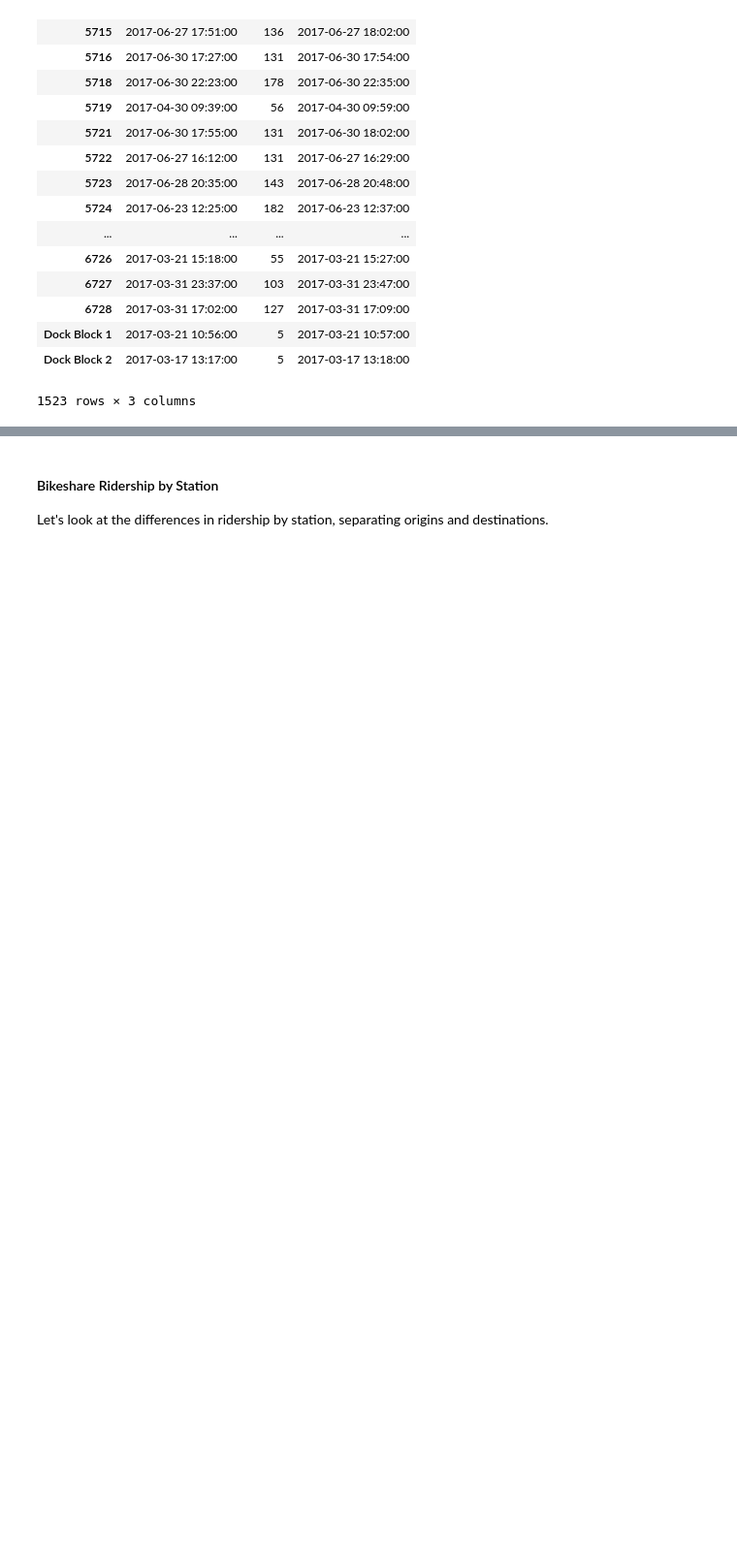
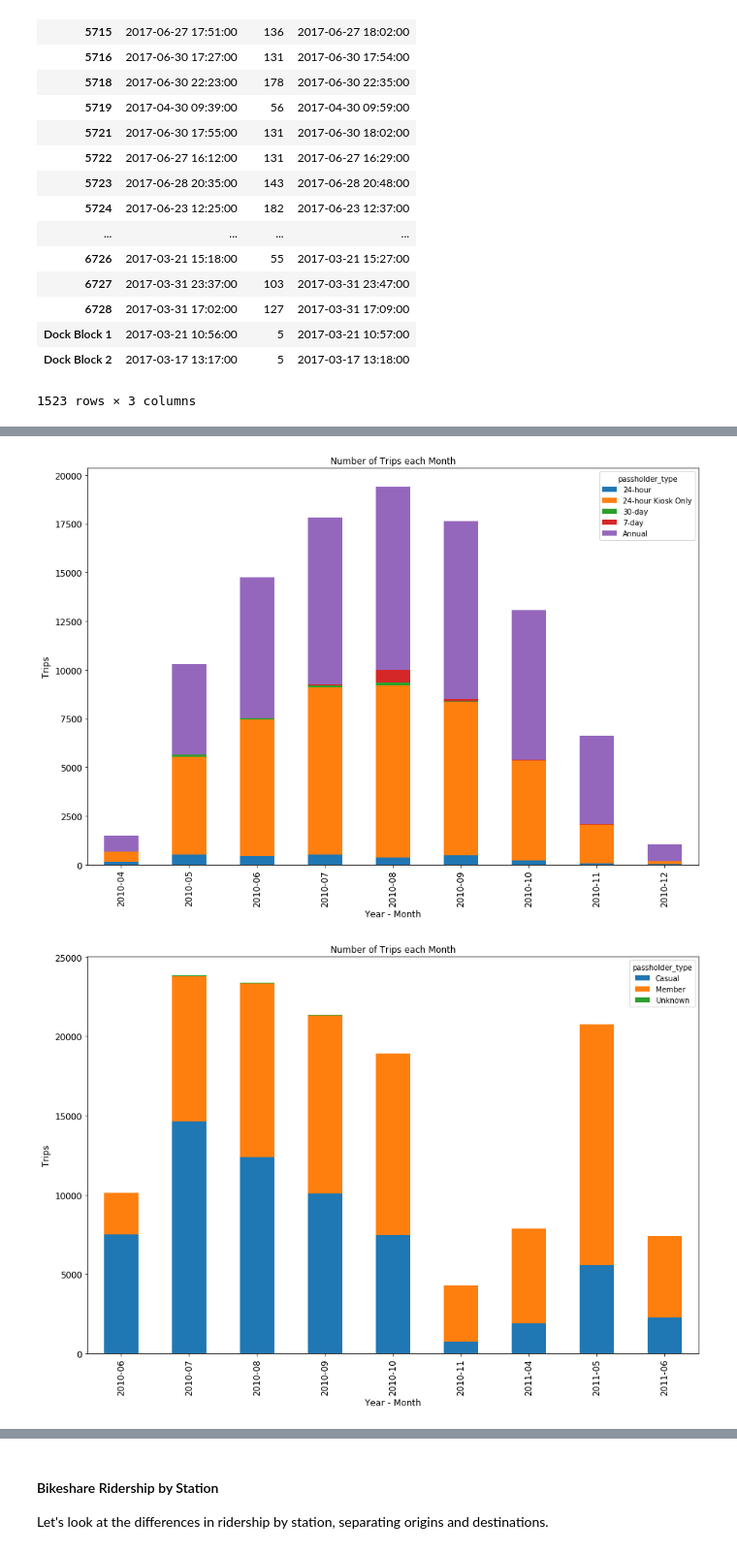
Before and after one commit to black-tea/la_bikeshare, a Jupyter notebook: LABikeshareAnalysis.ipynb, the cells around one changed output, grey strips where cells are left out. Shown: that part at 97% size. Saved outputs shown, nothing was run; the diff lists cells and outputs as text; code cells hidden in the pictures; blank space fills up the shorter version.

Commit message:
changed data locations, added functions to clean and prepare data

```diff
--- a/LABikeshareAnalysis.ipynb
+++ b/LABikeshareAnalysis.ipynb
@@ -226,30 +231,41 @@ Some notes from looking at the initial one-year data of other systems-
 
 Minneapolis: The 2010 trip information doesn't include the bicycle id field, which precludes me from doing the more detailed trips/bike/day calculation that I did for the LA Metro data.
 # %%
+# Load data function to loop through all csvs in a folder and concatentate resulting dfs
+def load_data(city):
+    path = 'data/' + city + '/trip_data'
+    csvs = glob.glob(os.path.join(path,'*.csv'))
+    dfs = (pd.read_csv(f) for f in csvs)
+    trips = pd.concat(dfs, ignore_index=True)
+    return trips
+
+# Function to format trip start/end columns, subset first year of data
+def time_format(trips_df):
+    trips_df['start_time'] = pd.to_datetime(trips_df['start_time'], errors='raise', infer_datetime_format='True')
+    trips_df['end_time'] = pd.to_datetime(trips_df['end_time'], errors='raise', infer_datetime_format='True')
+    trips_df = trips_df[(trips_df['start_time'] < min(trips_df['start_time']) + timedelta(days=365))]
+    return trips_df
+
 # Load / Format Denver Data
-denver_path = 'data/Denver/2010denverbcycletripdata_public.xlsx'
-dv_trips = pd.read_excel(denver_path)
-dv_trips
+denver_path = 'data/Denver/trip_data/2010denverbcycletripdata_public.xlsx'
+dv_trips = pd.read_excel(denver_path, parse_dates={'start_time':['Check Out Date', 'Check Out Time'],
+                                                   'end_time':['Return Date','Return Time']})
 dv_trips.rename(columns = {'Membership Type':'passholder_type',
-                           'Bike':'bike_id',})
-print dv_trips.head()
+                           'Bike':'bike_id',},
+               inplace=True)
 
 # Load / Format Minneapolis Data
-minneapolis_path = 'data/Minneapolis/Nice_Ride_data_2010_season/Nice_Ride_trip_history_2010_season.csv'
-mn_trips = pd.read_csv(minneapolis_path)
+mn_trips = load_data('Minneapolis')
 mn_trips.rename(columns = {'Start date': 'start_time',
                            'End date':'end_time',
                            'Account type':'passholder_type',
                            'Start terminal':'start_station_id',
                            'End terminal':'end_station_id'},
                 inplace=True)
-mn_trips['start_time'] = pd.to_datetime(mn_trips['start_time'], errors='raise', infer_datetime_format='True')
-mn_trips['end_time'] = pd.to_datetime(mn_trips['end_time'], errors='raise', infer_datetime_format='True')
-generate_ridership_chart(mn_trips)
+mn_trips = time_format(mn_trips)
 
 # Load / Format Boston Data
-boston_path = 'data/Boston/hubway_Trips_2011.csv'
-bs_trips = pd.read_csv(boston_path)
+bs_trips = load_data('Boston')
 bs_trips.rename(columns = {'Start date': 'start_time',
                            'End date':'end_time',
                            'Member type':'passholder_type',
@@ -257,6 +273,4 @@ bs_trips.rename(columns = {'Start date': 'start_time',
                            'Start station number':'start_station_id',
                            'End station number':'end_station_id'},
                 inplace=True)
-bs_trips['start_time'] = pd.to_datetime(bs_trips['start_time'], errors='raise', infer_datetime_format='True')
-bs_trips['end_time'] = pd.to_datetime(bs_trips['end_time'], errors='raise', infer_datetime_format='True')
-generate_ridership_chart(bs_trips)
+bs_trips = time_format(bs_trips)
@@ -285,0 +281,8 @@ generate_ridership_chart(bs_trips)
+# %%
+# Generate the ridership charts
+generate_ridership_chart(dv_trips)
+generate_ridership_chart(mn_trips)
+generate_ridership_chart(bs_trips)
+# %% [output]
+[figure, added]
+[figure, added]
```
Also changed, not shown: parts of 5 cells of this notebook, 15 other files.
